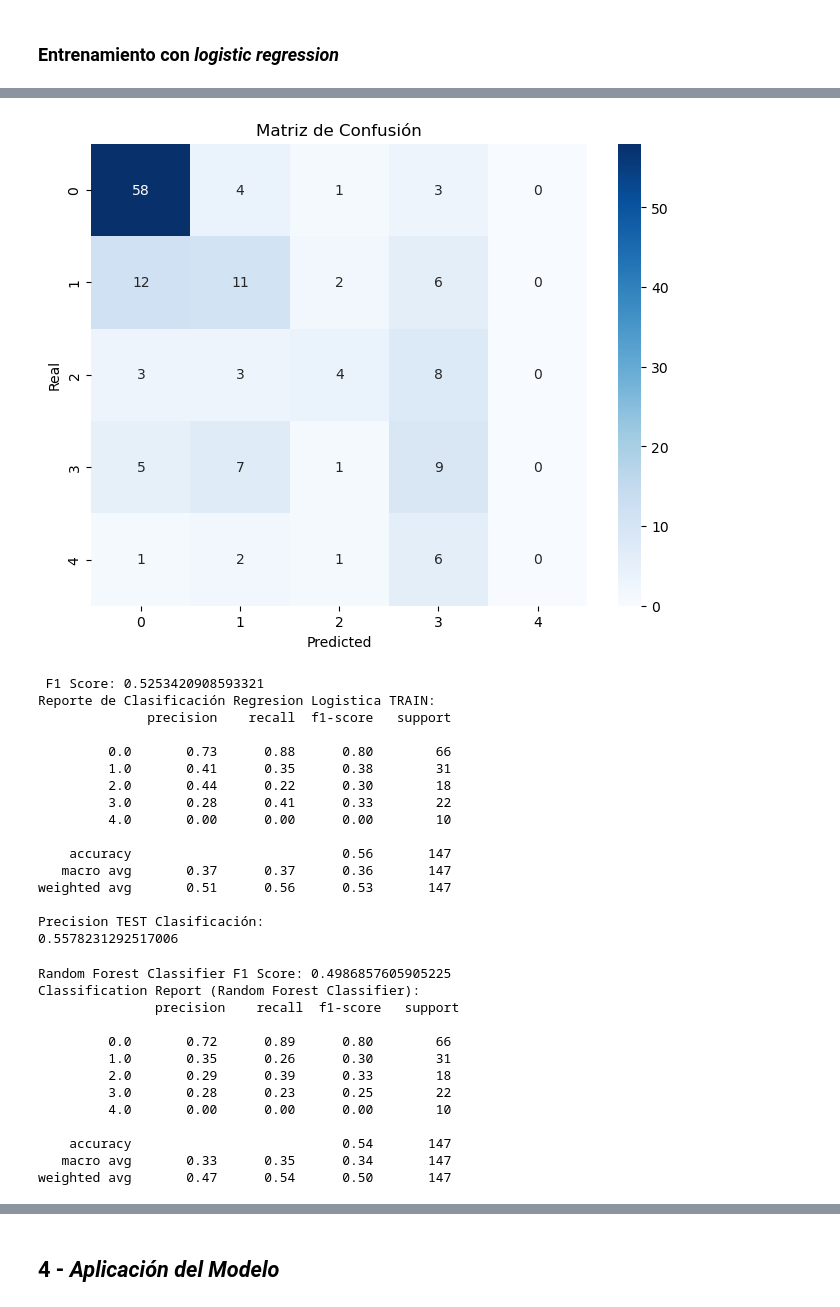
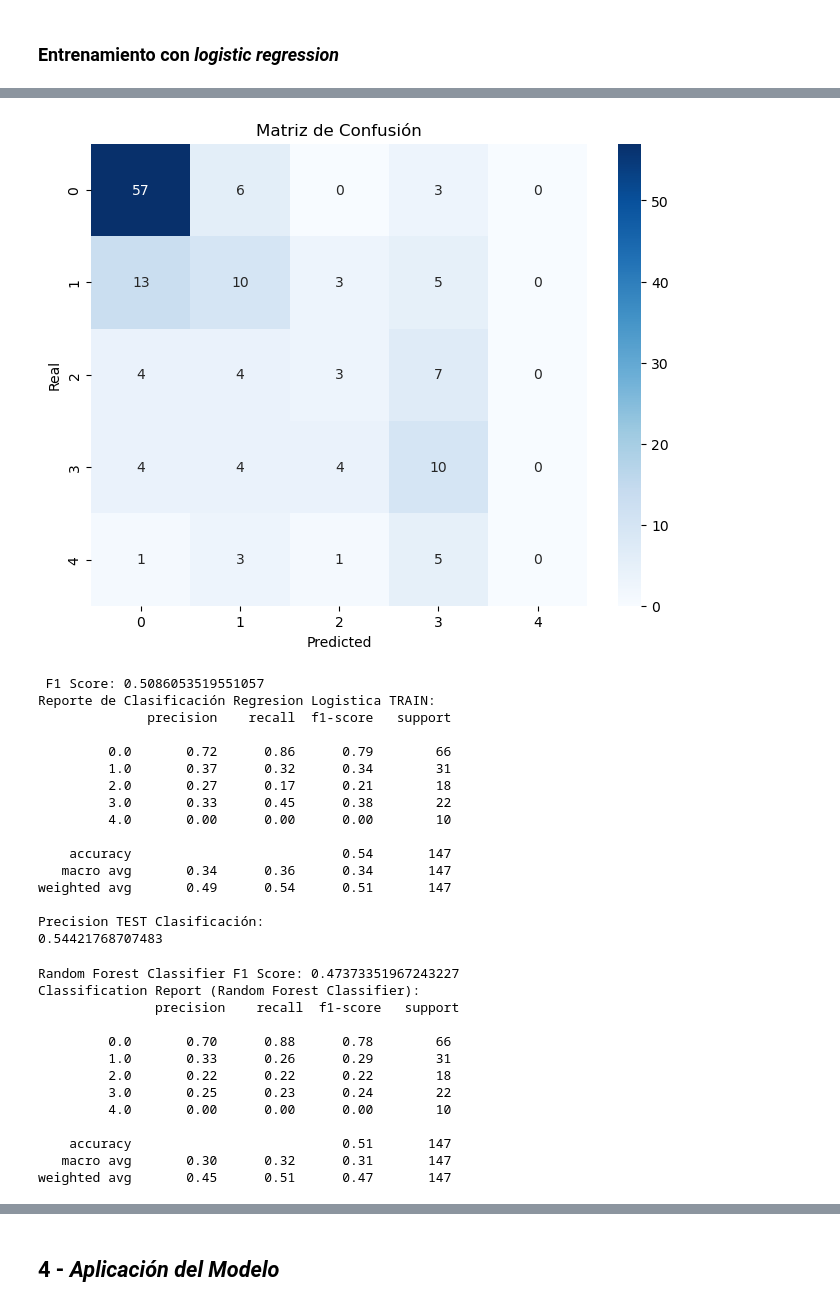
Before and after one commit to cmarty02/DATACADABRA_DataProject_3, a Jupyter notebook: data_raw/Data_Project_3_Cris.ipynb, the cells around one changed output, grey strips where cells are left out. Saved outputs shown, nothing was run; the diff lists cells and outputs as text; code cells hidden in the pictures.

Commit message:
score_0.55434

```diff
--- a/data_raw/Data_Project_3_Cris.ipynb
+++ b/data_raw/Data_Project_3_Cris.ipynb
@@ -683,5 +775,6 @@ train_copy_knn = pd.concat([numeric_imputed_df, categorical_imputed_df], axis=1)
 
 # Verificar si hay valores faltantes después de la imputacion
 # Check for missing values
+train_copy_knn = train_copy_knn[train.columns]
 train_copy_knn
 # %% [output]
@@ -892,0 +985,5 @@ train_copy_e
+# %%
+int_cols_to_dummy = ['cp', 'restecg', 'ca', 'slope', 'thal']
+
+df_dummy = pd.get_dummies(train_copy_knn, columns=['cp', 'restecg', 'ca', 'slope', 'thal'], drop_first=True, dtype=int)
+df_dummy.info()
@@ -1227,7 +1405,7 @@ from sklearn.metrics import f1_score
 
 
 #Seleccion del df para entrenar al modelo
-df_train = train_copy_knn
+df_train = df_dummy
 ##########################################################################
 
 
@@ -1251,50 +1429,50 @@ model.fit(X_train_scaled, y_train)
 y_pred = model.predict(X_test_scaled)
 
 
 # Evaluar el modelo
 # Calcular la matriz de confusión
 conf_matrix = confusion_matrix(y_test, y_pred)
 
 
 test_accuracy = accuracy_score(y_test, y_pred)
 
 # Visualizar la matriz de confusión
 plt.figure(figsize=(8, 6))
 sns.heatmap(conf_matrix, annot=True, fmt="d", cmap="Blues")
 plt.title("Matriz de Confusión")
 plt.xlabel("Predicted")
 plt.ylabel("Real")
 plt.show()
 
 # Mostrar el reporte de clasificación
 
 f1_rf = f1_score(y_test, y_pred, average='weighted')
 print(" F1 Score:", f1_rf)
 
 
 print("Reporte de Clasificación Regresion Logistica TRAIN:")
 print(classification_report(y_test, y_pred))
 
 print("Precision TEST Clasificación:")
 print(test_accuracy)
 # %% [output]
-[figure, old version]
+[figure, new version]
- F1 Score: 0.5253420908593321
+ F1 Score: 0.5086053519551057
 Reporte de Clasificación Regresion Logistica TRAIN:
               precision    recall  f1-score   support
 
-         0.0       0.73      0.88      0.80        66
-         1.0       0.41      0.35      0.38        31
-         2.0       0.44      0.22      0.30        18
-         3.0       0.28      0.41      0.33        22
+         0.0       0.72      0.86      0.79        66
+         1.0       0.37      0.32      0.34        31
+         2.0       0.27      0.17      0.21        18
+         3.0       0.33      0.45      0.38        22
          4.0       0.00      0.00      0.00        10
 
-    accuracy                           0.56       147
-   macro avg       0.37      0.37      0.36       147
-weighted avg       0.51      0.56      0.53       147
+    accuracy                           0.54       147
+   macro avg       0.34      0.36      0.34       147
+weighted avg       0.49      0.54      0.51       147
 
 Precision TEST Clasificación:
-0.5578231292517006
+0.54421768707483
 # %%
 from sklearn.ensemble import RandomForestClassifier
 from sklearn.metrics import f1_score
@@ -1308,19 +1486,19 @@ f1_rf = f1_score(y_test, y_pred_rf, average='weighted')
 print("Random Forest Classifier F1 Score:", f1_rf)
 print("Classification Report (Random Forest Classifier):\n", classification_report(y_test, y_pred_rf))
 # %% [output]
-Random Forest Classifier F1 Score: 0.4986857605905225
+Random Forest Classifier F1 Score: 0.47373351967243227
 Classification Report (Random Forest Classifier):
                precision    recall  f1-score   support
 
-         0.0       0.72      0.89      0.80        66
-         1.0       0.35      0.26      0.30        31
-         2.0       0.29      0.39      0.33        18
-         3.0       0.28      0.23      0.25        22
+         0.0       0.70      0.88      0.78        66
+         1.0       0.33      0.26      0.29        31
+         2.0       0.22      0.22      0.22        18
+         3.0       0.25      0.23      0.24        22
          4.0       0.00      0.00      0.00        10
 
-    accuracy                           0.54       147
-   macro avg       0.33      0.35      0.34       147
-weighted avg       0.47      0.54      0.50       147
+    accuracy                           0.51       147
+   macro avg       0.30      0.32      0.31       147
+weighted avg       0.45      0.51      0.47       147
 # %%
 from sklearn.model_selection import cross_val_score
 
```
Also changed, not shown: parts of 25 cells of this notebook, 1 other file.
